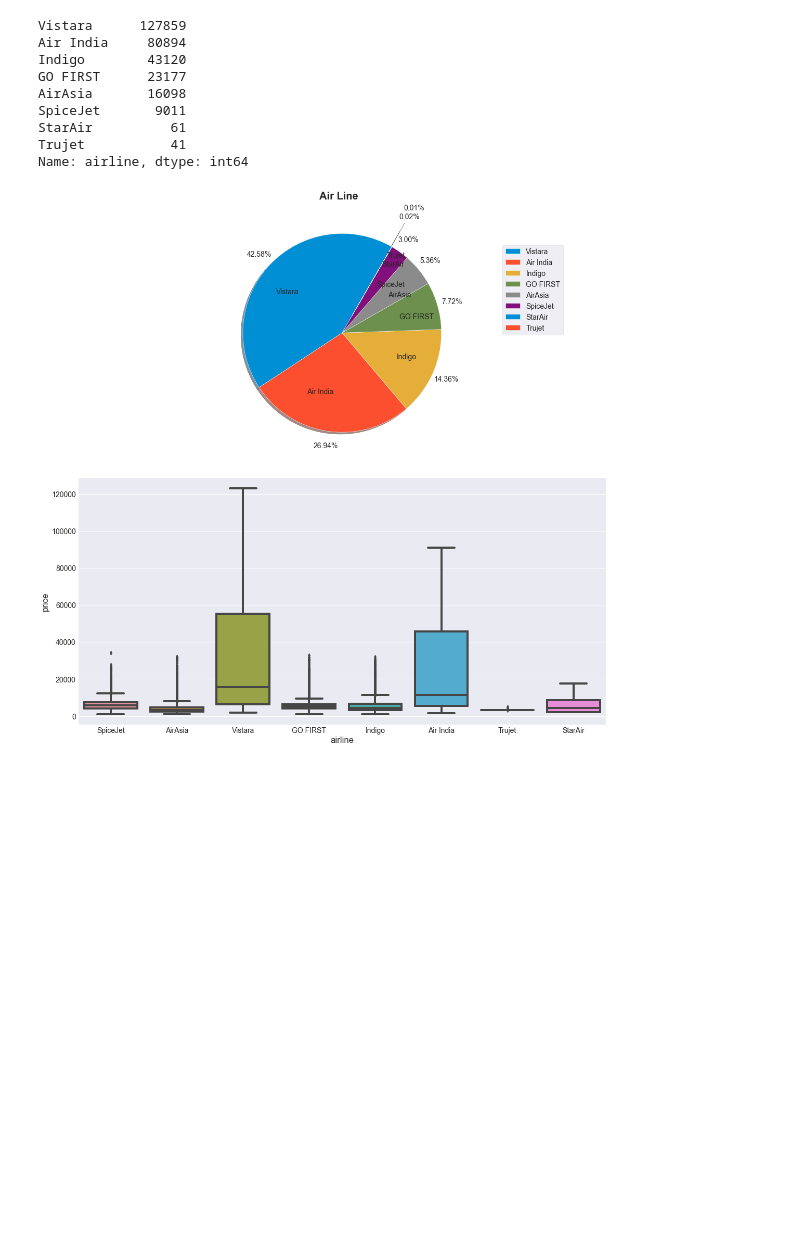
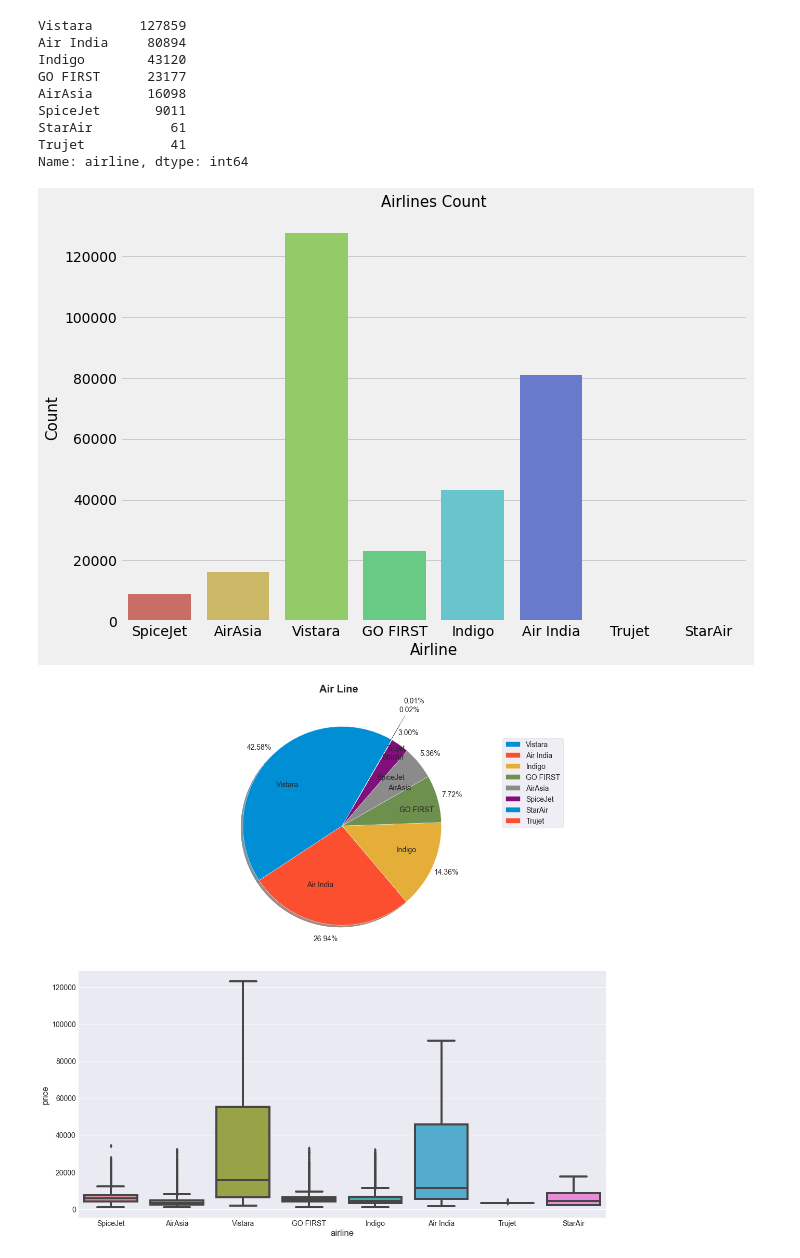
Before and after one commit to deepbdoshi/Flight-Price-Prediction, a Jupyter notebook: Flight Price Prediction.ipynb, the cells around one changed output. Saved outputs shown, nothing was run; the diff lists cells and outputs as text; code cells hidden in the pictures; blank space fills up the shorter version.

```diff
--- a/Flight Price Prediction.ipynb
+++ b/Flight Price Prediction.ipynb
@@ -128,6 +130,15 @@ SpiceJet       9011
 StarAir          61
 Trujet           41
 Name: airline, dtype: int64
+# %%
+mp.figure(figsize=(10, 7))
+sns.countplot(clean_created_df['airline'], palette='hls')
+mp.title('Airlines Count',fontsize=15)
+mp.xlabel('Airline',fontsize=15)
+mp.ylabel('Count',fontsize=15)
+mp.show()
+# %% [output]
+[figure, added]
 # %%
 def pie_box_plot(column, title, explode = False, startangle=0):
     fig, ax = mp.subplots(2, 1, figsize=(15, 15))
```
Also changed, not shown: parts of 19 cells of this notebook.
